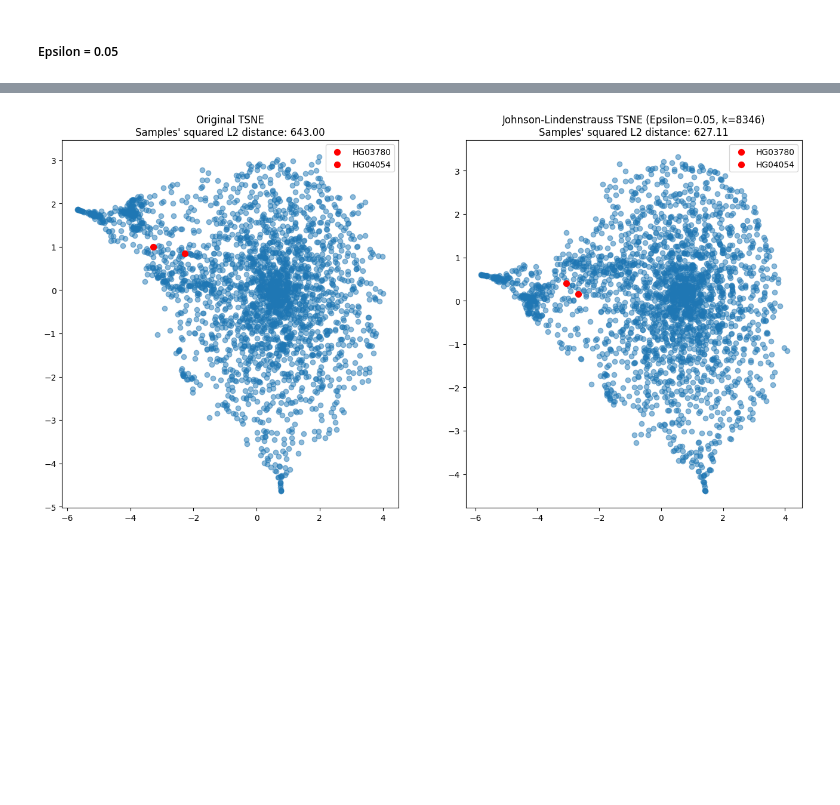
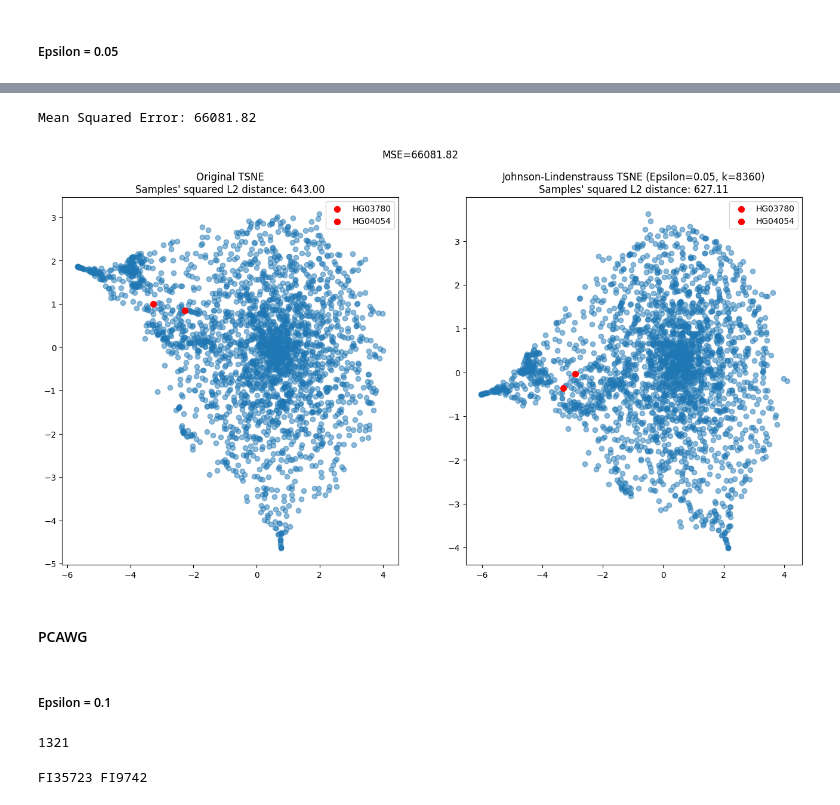
Before and after one commit to jakekrol/csci-7000-006-neurosymbolic-nlp, a Jupyter notebook: evaluation.ipynb, the cells around one changed output, grey strips where cells are left out. Saved outputs shown, nothing was run; the diff lists cells and outputs as text; code cells hidden in the pictures; blank space fills up the shorter version.

Commit message:
eval&fig: global jl and heatmap of jl parameter effect

```diff
--- a/evaluation.ipynb
+++ b/evaluation.ipynb
@@ -285,7 +316,7 @@ Mean Squared Error: 142340.55
 epsilon = 0.05
 # compute dimensionality
 # such that the distortion is less than epsilon
-n = 2500
+n = df_1kg.shape[0]
 k = int(np.ceil(4 * np.log(n) / ((epsilon**2) / ((2 - (epsilon**3)) / 3))))
 k
 # %% [output]
@@ -308,5 +364,36 @@ df_1kg_jl.head()
+# %%
+y_true = targets_1kg["l2"].values
+y_pred = l2_jl_1kg_eps_05["l2"].values
+
+# Compute the Mean Squared Error (MSE)
+mse_jl_eps_05 = np.mean((y_true - y_pred) ** 2)
+
+print(f"Mean Squared Error: {mse_jl_eps_05:.2f}")
+# %% [output]
+Mean Squared Error: 66081.82
 # %%
-# contrastive tsne
-tsne_contrastive(df_1kg, df_1kg_jl, title1='Original TSNE', title2=f'Johnson-Lindenstrauss TSNE (Epsilon={epsilon}, k={k})', samples=(i1,i2))
+tsne_contrastive(df_1kg, df_1kg_jl, figtitle=f'MSE={mse_jl_eps_05:.2f}', title1='Original TSNE', title2=f'Johnson-Lindenstrauss TSNE (Epsilon={epsilon}, k={k})', samples=(i1,i2))
 # %% [output]
-[figure, old version]
+[figure, new version]
+# %% [markdown]
+#### PCAWG
+# %% [markdown]
+##### Epsilon = 0.1
+# %%
+# distortion threshold
+epsilon = 0.1
+# compute dimensionality
+# such that the distortion is less than epsilon
+n = df_pcawg.shape[0]
+k = int(np.ceil(4 * np.log(n) / ((epsilon**2) / ((2 - (epsilon**3)) / 3))))
+k
+# %% [output]
+1321
+# %%
+# highlight 2 samples
+samples2 = df_pcawg.sample(2, random_state=0).index.tolist()
+i1 = samples2[0]
+i2 = samples2[1]
+print(i1, i2)
+# %% [output]
+FI35723 FI9742
```
Also changed, not shown: parts of 39 cells of this notebook, 4 other files.
